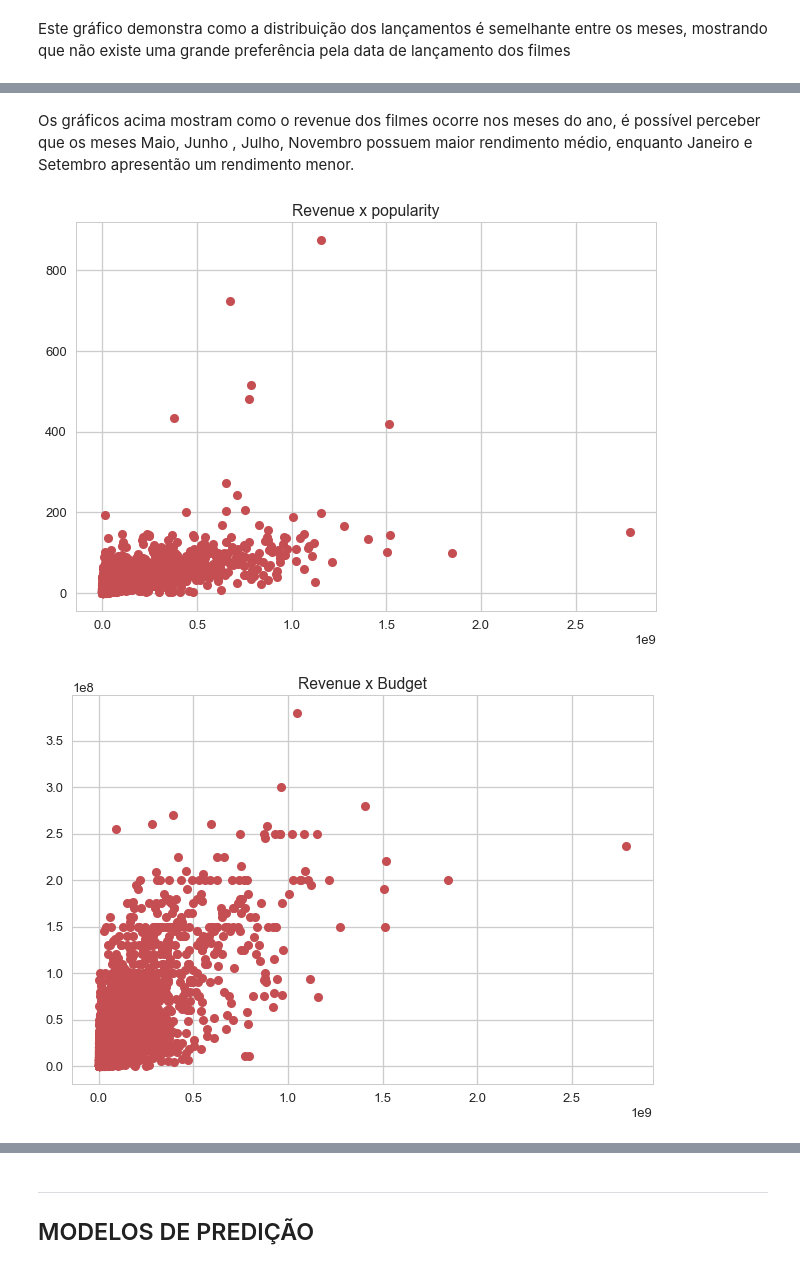
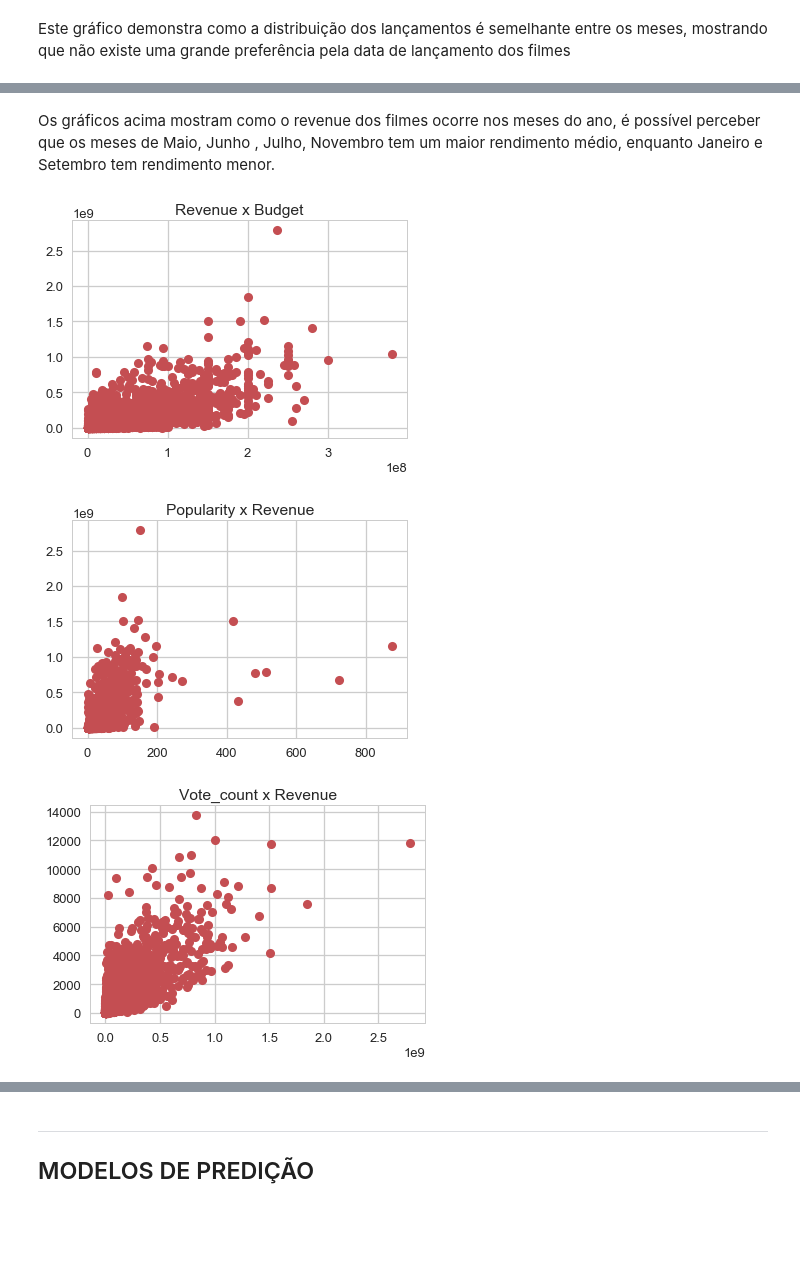
Before and after one commit to guipleite/DPCD, a Jupyter notebook: Projeto3/Projeto3 Layout.ipynb, the cells around one changed output, grey strips where cells are left out. Cells and saved outputs as stored; diff of their text form; code cells hidden in the pictures; blank space fills up the shorter version.

```diff
--- a/Projeto3/Projeto3 Layout.ipynb
+++ b/Projeto3/Projeto3 Layout.ipynb
@@ -98,14 +97,20 @@ plt.show()
 # %% [markdown]
-Os gráficos acima mostram como o revenue dos filmes ocorre nos meses do ano, é possível perceber que os meses Maio, Junho , Julho, Novembro possuem maior rendimento médio, enquanto Janeiro e Setembro apresentão um rendimento menor.
+Os gráficos acima mostram como o revenue dos filmes ocorre nos meses do ano, é possível perceber que os meses de Maio, Junho , Julho, Novembro tem um maior rendimento médio, enquanto Janeiro e Setembro tem rendimento menor.
 # %%
-plt.plot(nndf['revenue'],nndf['popularity'],'ro')
-plt.title('Revenue x popularity')
+plt.plot(nndf['budget'],nndf['revenue'],'ro')
+plt.title('Revenue x Budget')
 plt.show()
 # %% [output]
-[figure, old version]
+[figure, new version]
+# %%
+plt.plot(nndf['popularity'],nndf['revenue'],'ro')
+plt.title('Popularity x Revenue')
+plt.show()
+# %% [output]
+[figure, added]
 # %%
-plt.plot(nndf['revenue'],nndf['budget'],'ro')
-plt.title('Revenue x Budget')
+plt.plot(nndf['revenue'],nndf['vote_count'],'ro')
+plt.title('Vote_count x Revenue')
 plt.show()
 # %% [output]
-[figure, old version]
+[figure, new version]
```
Also changed, not shown: parts of 38 cells of this notebook.
